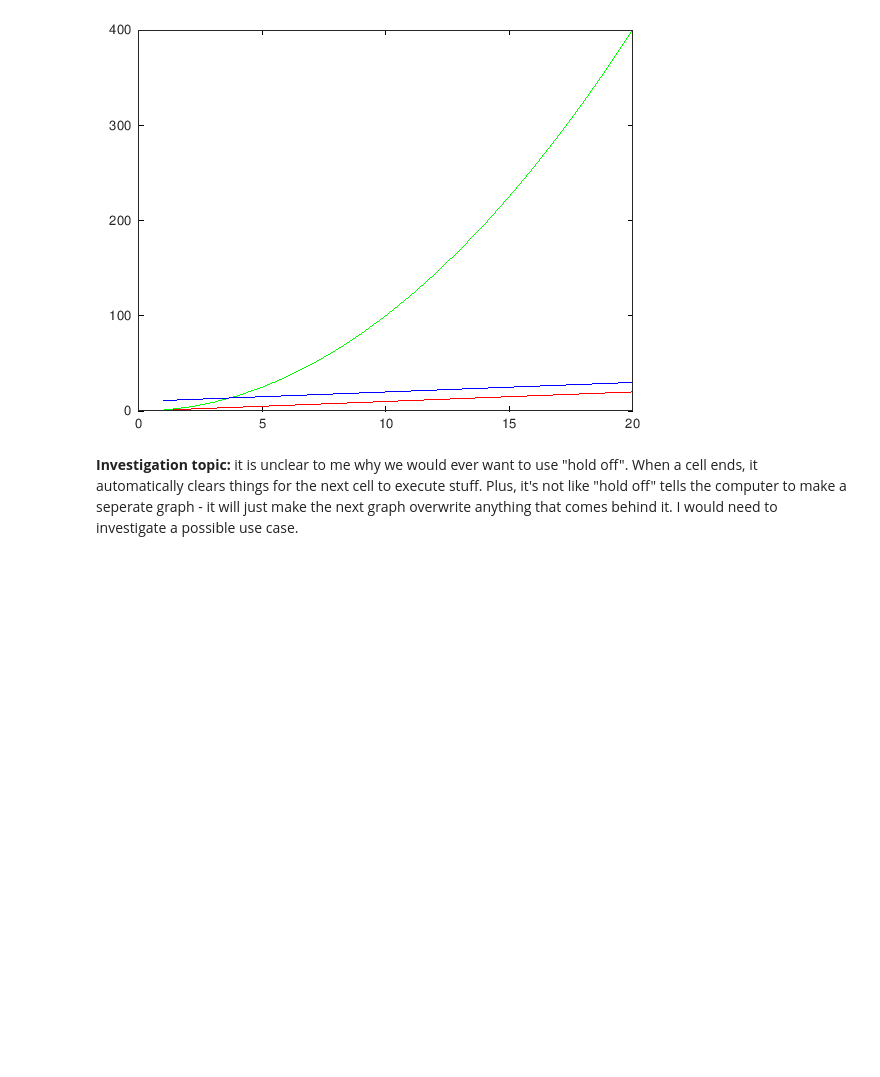
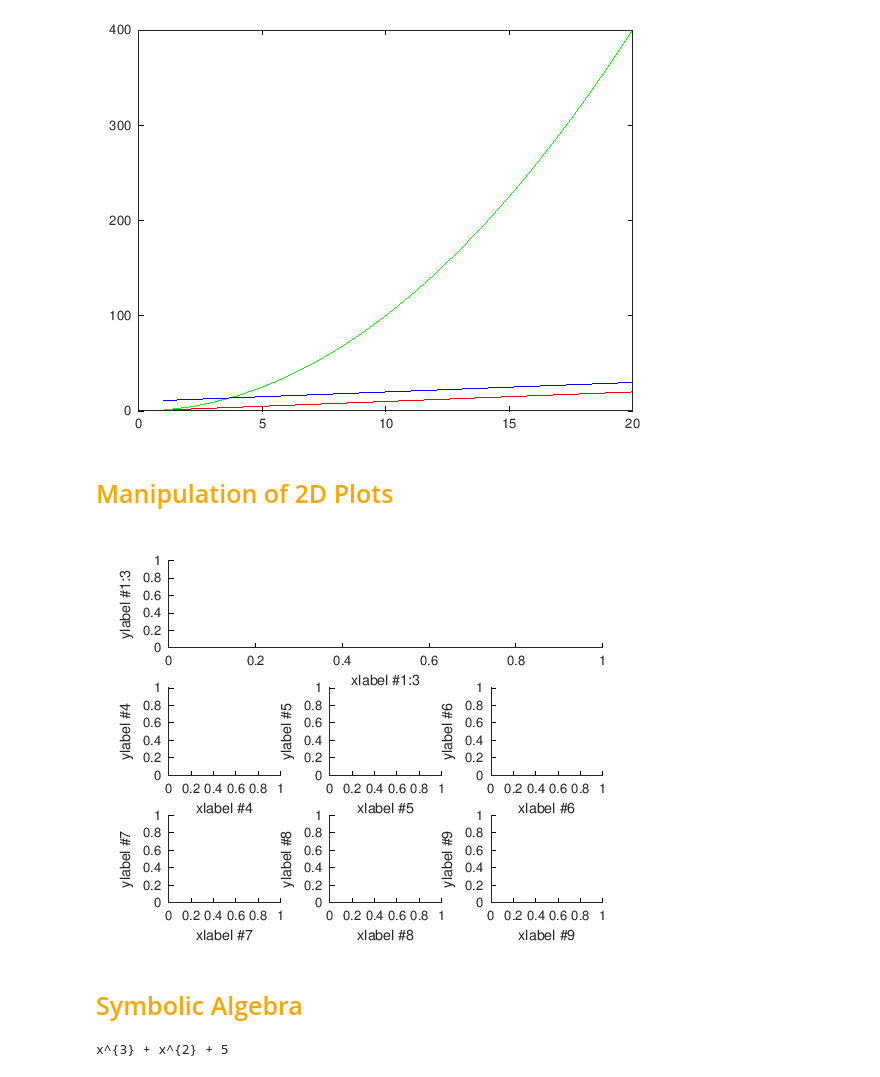
Before and after one commit to Peashooter8890/Peashooter-Notes, a Jupyter notebook: Programming_Notes/octave/octave_notes.ipynb, the cells around one changed output. Drawn from its saved outputs; the diff is of its cells as text; code cells hidden in the pictures; blank space fills up the shorter version.

Commit message:
sage and stuff

```diff
--- a/Algebra_Trigonometry/algebra_notes.ipynb
+++ b/Programming_Notes/octave/octave_notes.ipynb
@@ -65,5 +65,31 @@ plot(x2,y2,"b")
 hold off;
 # %% [output]
 [figure]
-# %% [markdown]
-<p><b>Investigation topic:</b> it is unclear to me why we would ever want to use "hold off". When a cell ends, it automatically clears things for the next cell to execute stuff. Plus, it's not like "hold off" tells the computer to make a seperate graph - it will just make the next graph overwrite anything that comes behind it. I would need to investigate a possible use case.</p>
+# %% [markdown]
+<h2 style = "color:orange; font-size: 25px;">Manipulation of 2D Plots</h2>
+# %%
+ clf;
+ r = 3;
+ c = 3;
+ fmt = {"horizontalalignment", "center", "verticalalignment", "middle"};
+ for n = 1 : r*c
+   subplot (r, c, n);
+    xlabel (sprintf ("xlabel #%d", n));
+    ylabel (sprintf ("ylabel #%d", n));
+    axis ([0 1 0 1]);
+ endfor
+ subplot (r, c, 1:3);
+  xlabel (sprintf ("xlabel #%d:%d", 1, 3));
+  ylabel (sprintf ("ylabel #%d:%d", 1, 3));
+ axis ([0 1 0 1]);
+# %% [output]
+[figure, added]
+# %% [markdown]
+<h2 style = "color:orange; font-size: 25px;">Symbolic Algebra</h2>
+# %%
+pkg load symbolic
+syms x f(x)
+f(x) = x.^3 + x.^2 + 5;
+latex(f(x))
+# %% [output]
+x^{3} + x^{2} + 5
```
Also changed, not shown: parts of 3 cells of this notebook.
